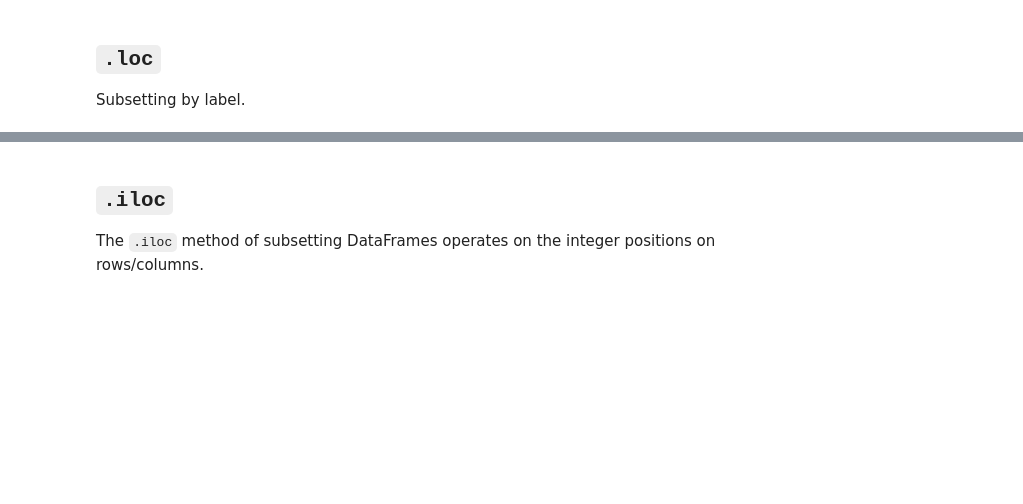
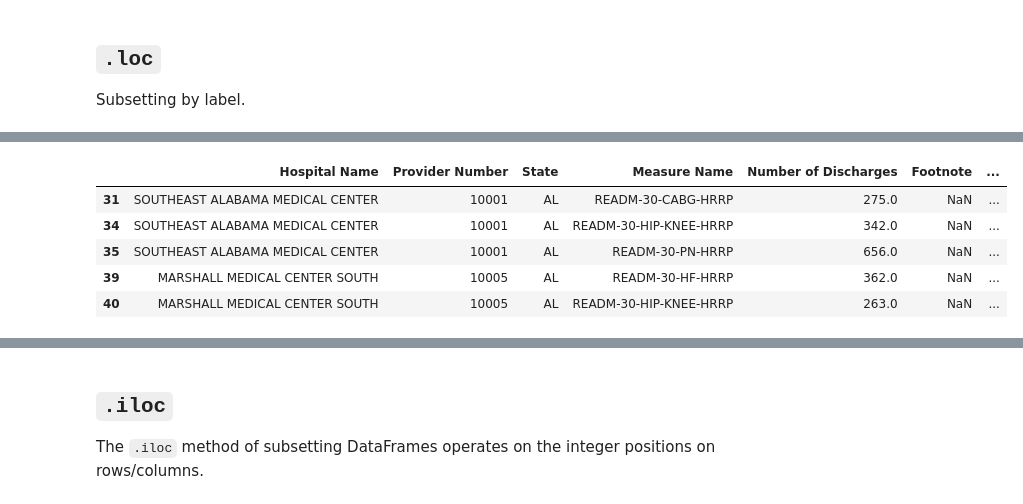
Before and after one commit to dsahduke/Numpy-Pandas, a Jupyter notebook: Introduction to Pandas.ipynb, the cells around one changed output, grey strips where cells are left out. Saved outputs shown, nothing was run; the diff lists cells and outputs as text; code cells hidden in the pictures; blank space fills up the shorter version.

```diff
--- a/Introduction to Pandas.ipynb
+++ b/Introduction to Pandas.ipynb
@@ -107,5 +378,5 @@ hrrp_df.dtypes
 # %%
-hrrp_df['Start Date'] = pd.to_datetime(hrrp_df['Start Date'], infer_datetime_format = True)
+hrrp_df['Start Date'] = pd.to_datetime(hrrp_df['Start Date'])
 # %%
 hrrp_df['End Date'] = pd.to_datetime(hrrp_df['End Date'], format = '%m/%d/%Y')
 # %%
@@ -165,4 +603,14 @@ hrrp_df.loc[37]
 # %%
-hrrp_df.loc[(hrrp_df['State'] == 'AL') & (hrrp_df['Excess Readmission Ratio'] > 1.0)].head()
+(hrrp_df
+ .loc[(hrrp_df['State'] == 'AL') &
+             (hrrp_df['Excess Readmission Ratio'] > 1.0)]
+ .head())
+# %% [output]
+|  | Hospital Name | Provider Number | State | Measure Name | Number of Discharges | Footnote | ... |
+| 31 | SOUTHEAST ALABAMA MEDICAL CENTER | 10001 | AL | READM-30-CABG-HRRP | 275.0 | NaN | ... |
+| 34 | SOUTHEAST ALABAMA MEDICAL CENTER | 10001 | AL | READM-30-HIP-KNEE-HRRP | 342.0 | NaN | ... |
+| 35 | SOUTHEAST ALABAMA MEDICAL CENTER | 10001 | AL | READM-30-PN-HRRP | 656.0 | NaN | ... |
+| 39 | MARSHALL MEDICAL CENTER SOUTH | 10005 | AL | READM-30-HF-HRRP | 362.0 | NaN | ... |
+| 40 | MARSHALL MEDICAL CENTER SOUTH | 10005 | AL | READM-30-HIP-KNEE-HRRP | 263.0 | NaN | ... |
 # %%
 hrrp_df.loc[hrrp_df['Provider Number'].isin(['340030', '340155', '340073'])]
```
Also changed, not shown: parts of 69 cells of this notebook, 1 other file.
